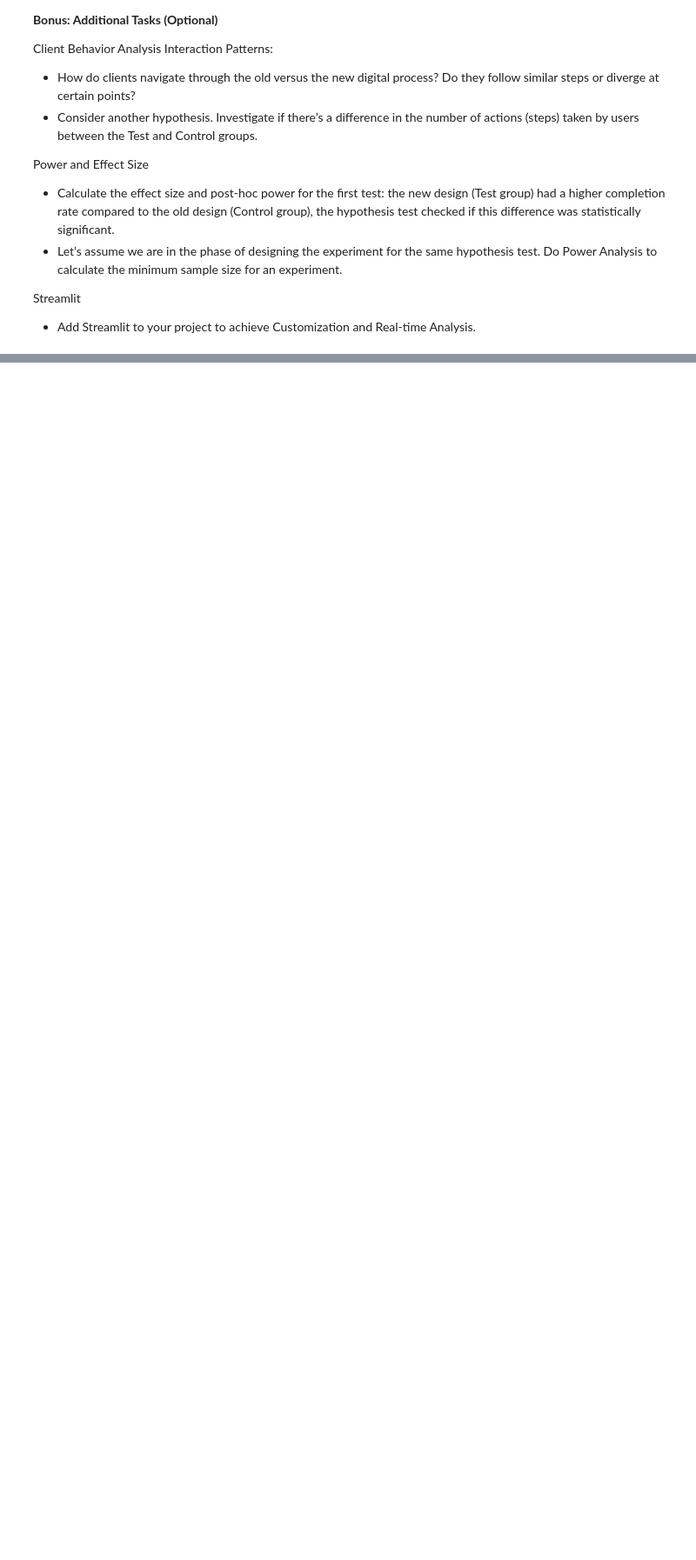
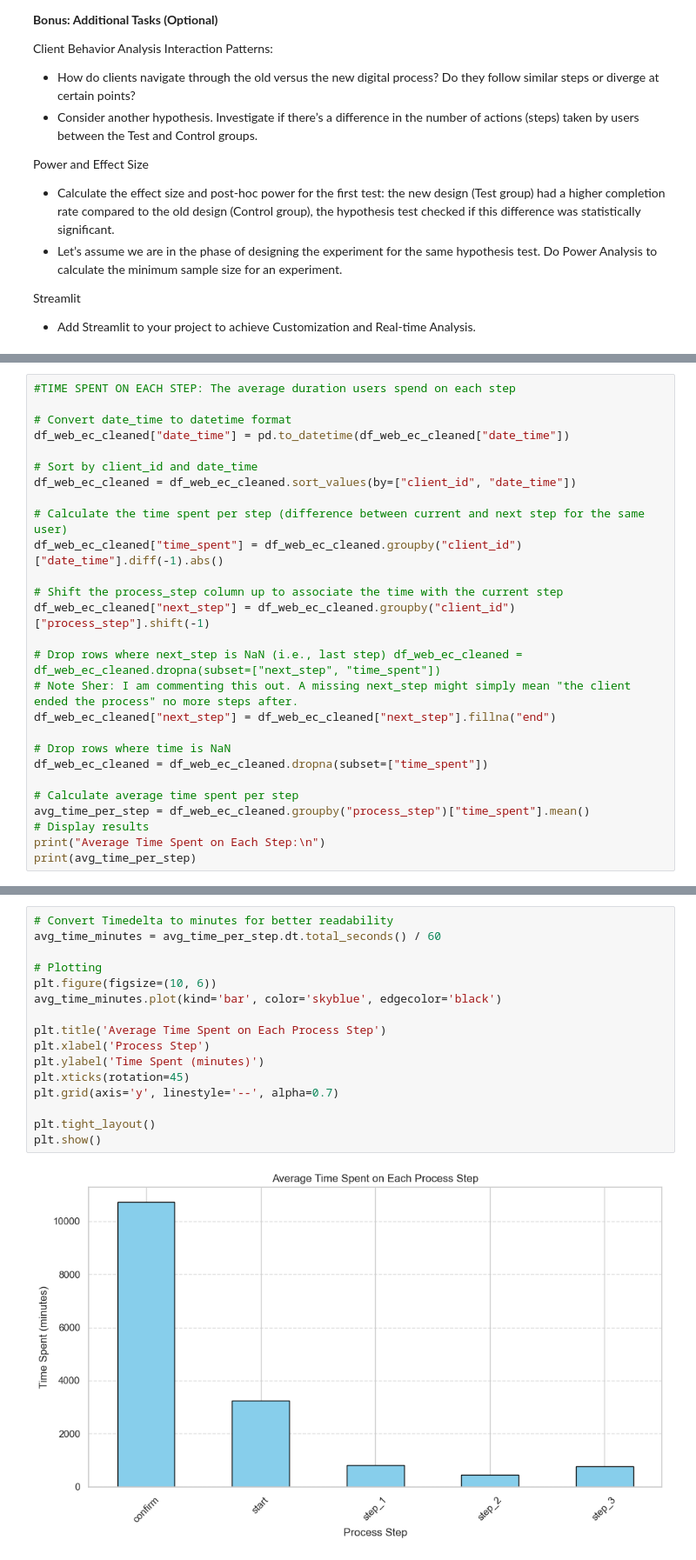
Before and after one commit to SheryllD/Project2, a Jupyter notebook: main_datawrangling.ipynb, the cells around one changed output, grey strips where cells are left out. Shown at 87% size. Cells and saved outputs as stored; diff of their text form; blank space fills up the shorter version.

```diff
--- a/main_datawrangling.ipynb
+++ b/main_datawrangling.ipynb
@@ -780,0 +755,27 @@ KeyError: 'process_step'
+# %%
+#TIME SPENT ON EACH STEP: The average duration users spend on each step
+
+# Convert date_time to datetime format
+df_web_ec_cleaned["date_time"] = pd.to_datetime(df_web_ec_cleaned["date_time"])
+
+# Sort by client_id and date_time
+df_web_ec_cleaned = df_web_ec_cleaned.sort_values(by=["client_id", "date_time"])
+
+# Calculate the time spent per step (difference between current and next step for the same user)
+df_web_ec_cleaned["time_spent"] = df_web_ec_cleaned.groupby("client_id")["date_time"].diff(-1).abs()
+
+# Shift the process_step column up to associate the time with the current step
+df_web_ec_cleaned["next_step"] = df_web_ec_cleaned.groupby("client_id")["process_step"].shift(-1)
+
+# Drop rows where next_step is NaN (i.e., last step) df_web_ec_cleaned = df_web_ec_cleaned.dropna(subset=["next_step", "time_spent"])
+# Note Sher: I am commenting this out. A missing next_step might simply mean "the client ended the process" no more steps after.
+df_web_ec_cleaned["next_step"] = df_web_ec_cleaned["next_step"].fillna("end")
+
+# Drop rows where time is NaN
+df_web_ec_cleaned = df_web_ec_cleaned.dropna(subset=["time_spent"])
+
+# Calculate average time spent per step
+avg_time_per_step = df_web_ec_cleaned.groupby("process_step")["time_spent"].mean()
+# Display results
+print("Average Time Spent on Each Step:\n")
+print(avg_time_per_step)
@@ -780,0 +792,18 @@ KeyError: 'process_step'
+# %%
+# Convert Timedelta to minutes for better readability
+avg_time_minutes = avg_time_per_step.dt.total_seconds() / 60
+
+# Plotting
+plt.figure(figsize=(10, 6))
+avg_time_minutes.plot(kind='bar', color='skyblue', edgecolor='black')
+
+plt.title('Average Time Spent on Each Process Step')
+plt.xlabel('Process Step')
+plt.ylabel('Time Spent (minutes)')
+plt.xticks(rotation=45)
+plt.grid(axis='y', linestyle='--', alpha=0.7)
+
+plt.tight_layout()
+plt.show()
+# %% [output]
+[figure, added]
```
Also changed, not shown: parts of 33 cells of this notebook, 4 other files.
